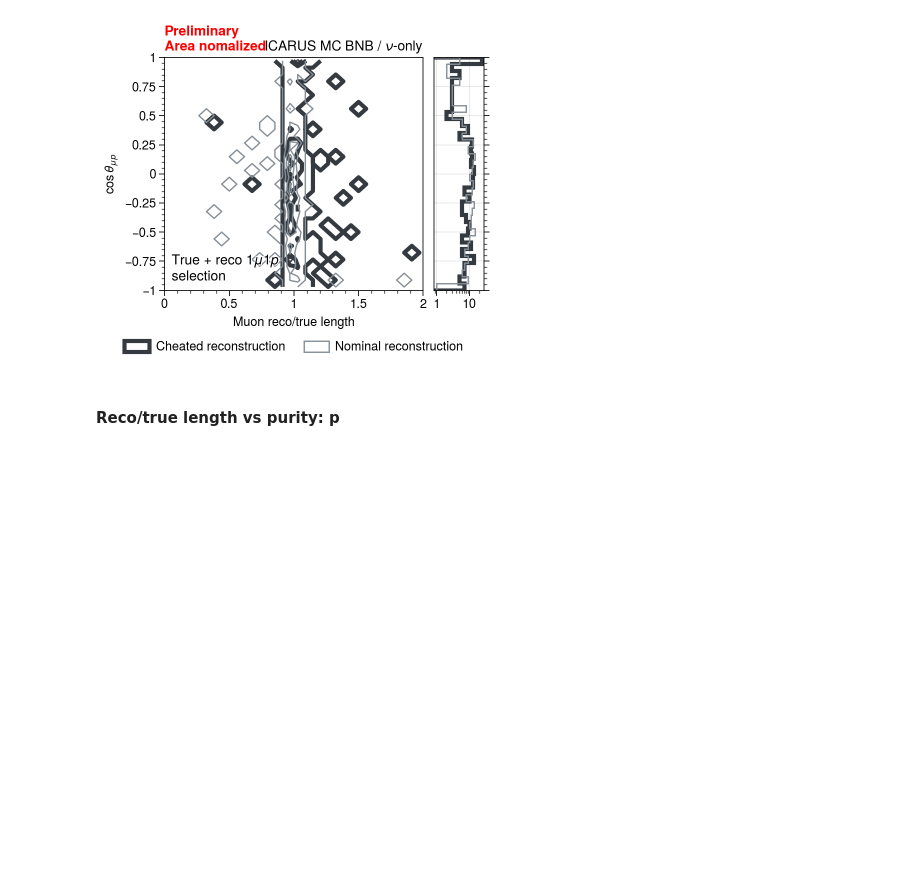
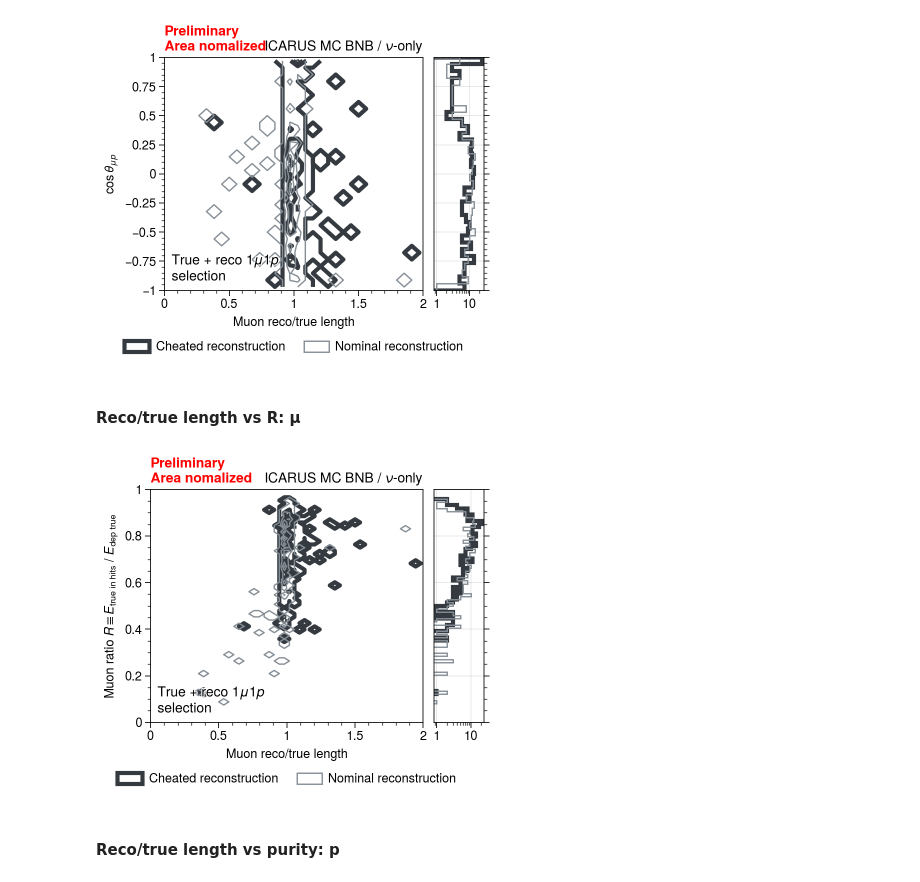
Before and after one commit to mattiasotgia/The_Empty_Hearse, a Jupyter notebook: notebooks/1µ1p_preliminary_reco-sim.ipynb, the cells around one changed output. Drawn from its saved outputs; the diff is of its cells as text; code cells hidden in the pictures; blank space fills up the shorter version.

```diff
--- a/notebooks/1µ1p_preliminary_reco-sim.ipynb
+++ b/notebooks/1µ1p_preliminary_reco-sim.ipynb
@@ -675,6 +715,50 @@ fig.legend(loc='b')
 fig.savefig('muon_L_reco_true_ratio_costheta.pdf', bbox_inches='tight')
 # %% [output]
 [figure]
+# %% [markdown]
+#### Reco/true length vs R: µ
+# %%
+length_bin = np.linspace(0, 2, 55)
+R_binning = np.linspace(0, 1, 75)
+
+fig, ax = plot.subplots(
+    width=4, height=3.5, ncols=1, nrows=1,
+    titlecolor='k', share=False, grid=False, sharey='labs',
+    # titlesize=9,
+    rtitle='ICARUS MC BNB / $\\nu$-only',
+    lltitle='True + reco $1\\mu1p$\nselection'
+)
+
+bin_completeness = np.linspace(0, 1, 55)
+ax.set_title('Preliminary\nArea nomalized', color='r', loc='left', weight='bold')
+
+cheated_dict = {
+    'lw': 3,
+    'color': 'gray8'
+}
+
+nominal_dict = {
+    'lw': 1,
+    'color': 'gray6'
+}
+
+for data, properties in zip([cheated_1u1p, nominal_1u1p], [cheated_dict, nominal_dict]):
+    H, xe, ye = np.histogram2d(x=data.muon_L_reco_true_ratio, y=data.muon_R, bins=(length_bin, R_binning), density=True)
+    ax.contour(xe, ye, H.T, **properties)
+
+panel = ax.panel(side='r')
+
+for data, properties, label in zip([cheated_1u1p, nominal_1u1p], [cheated_dict, nominal_dict], ['Cheated reconstruction', 'Nominal reconstruction']):
+    panel.hist(data.muon_R, bins=R_binning, **properties, label=label, fill=False, orientation='horizontal')
+
+panel.format(ylabel=r'Muon ratio $R \equiv E_\text{true in hits}\ /\ E_\text{dep true}$', xscale='log', ylim=(0, 1))
+
+ax.format(xlabel='Muon reco/true length', ylim=(0,1), xlim=(0,2))
+
+fig.legend(loc='b')
+fig.savefig('muon_L_reco_true_ratio_µ_R.pdf', bbox_inches='tight')
+# %% [output]
+[figure, added]
 # %% [markdown]
 #### Reco/true length vs purity: p
 # %%
```
Also changed, not shown: parts of 13 cells of this notebook, 13 other files.
